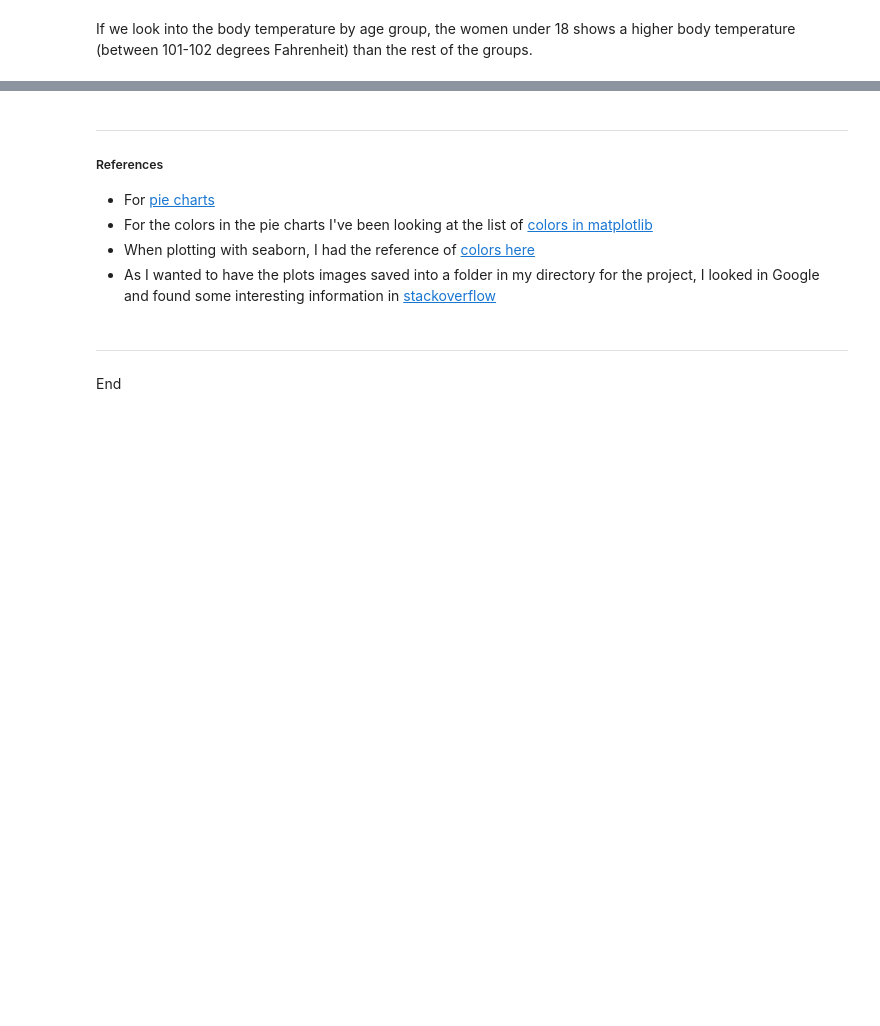
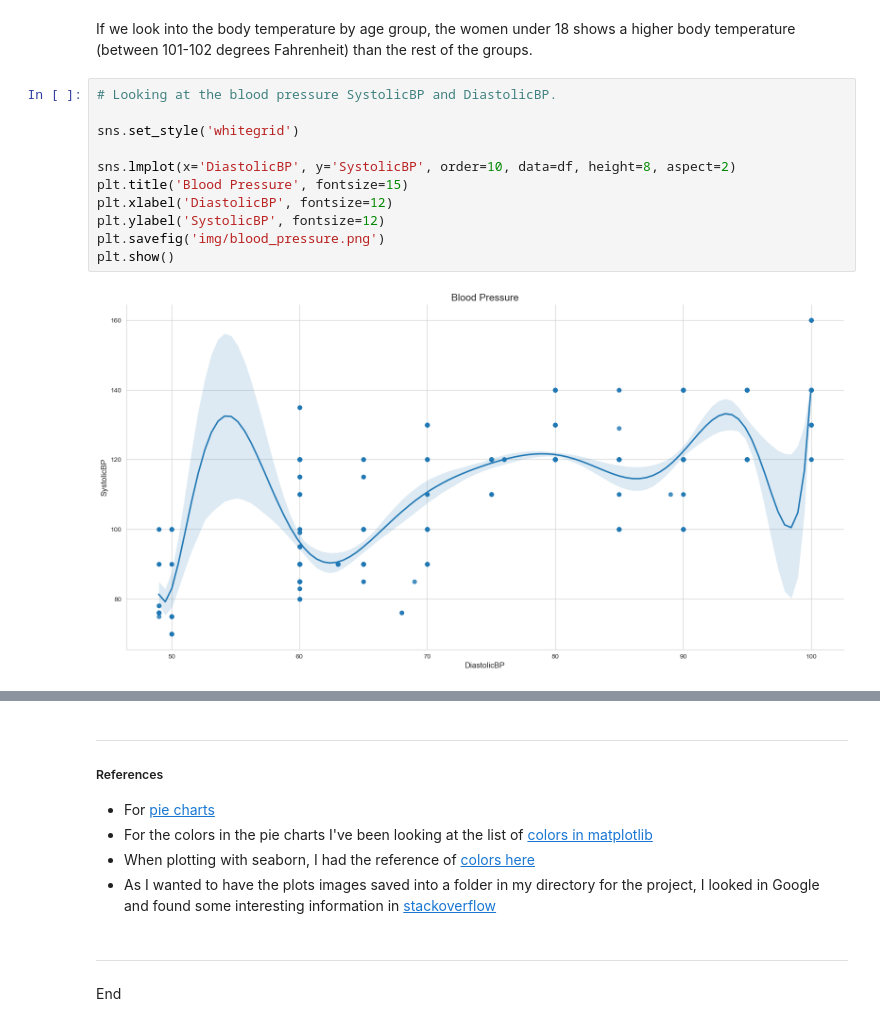
Before and after one commit to Jennyicano/PFDA, a Jupyter notebook: pfda_project/big_project.ipynb, the cells around one changed output, grey strips where cells are left out. Cells and saved outputs as stored; diff of their text form; blank space fills up the shorter version.

Commit message:
adding code and details of the blood pressure

```diff
--- a/pfda_project/big_project.ipynb
+++ b/pfda_project/big_project.ipynb
@@ -281,2 +281,15 @@ plt.show()
 # %% [markdown]
 If we look into the body temperature by age group, the women under 18 shows a higher body temperature (between 101-102 degrees Fahrenheit) than the rest of the groups.
+# %%
+# Looking at the blood pressure SystolicBP and DiastolicBP.
+
+sns.set_style('whitegrid')
+
+sns.lmplot(x='DiastolicBP', y='SystolicBP', order=10, data=df, height=8, aspect=2)
+plt.title('Blood Pressure', fontsize=15)
+plt.xlabel('DiastolicBP', fontsize=12)
+plt.ylabel('SystolicBP', fontsize=12)
+plt.savefig('img/blood_pressure.png')
+plt.show()
+# %% [output]
+[figure, added]
```
Also changed, not shown: parts of 7 cells of this notebook, 13 other files.
